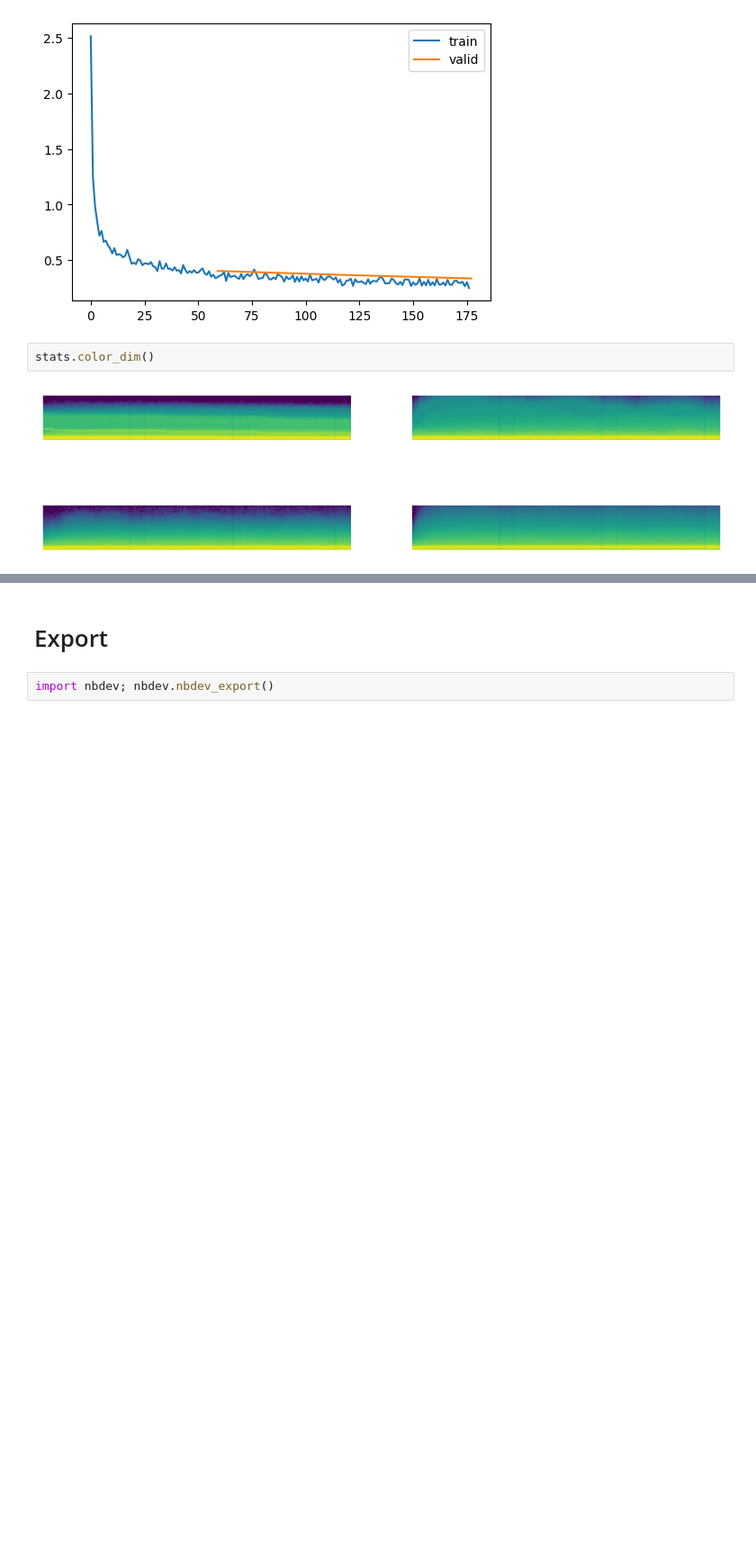
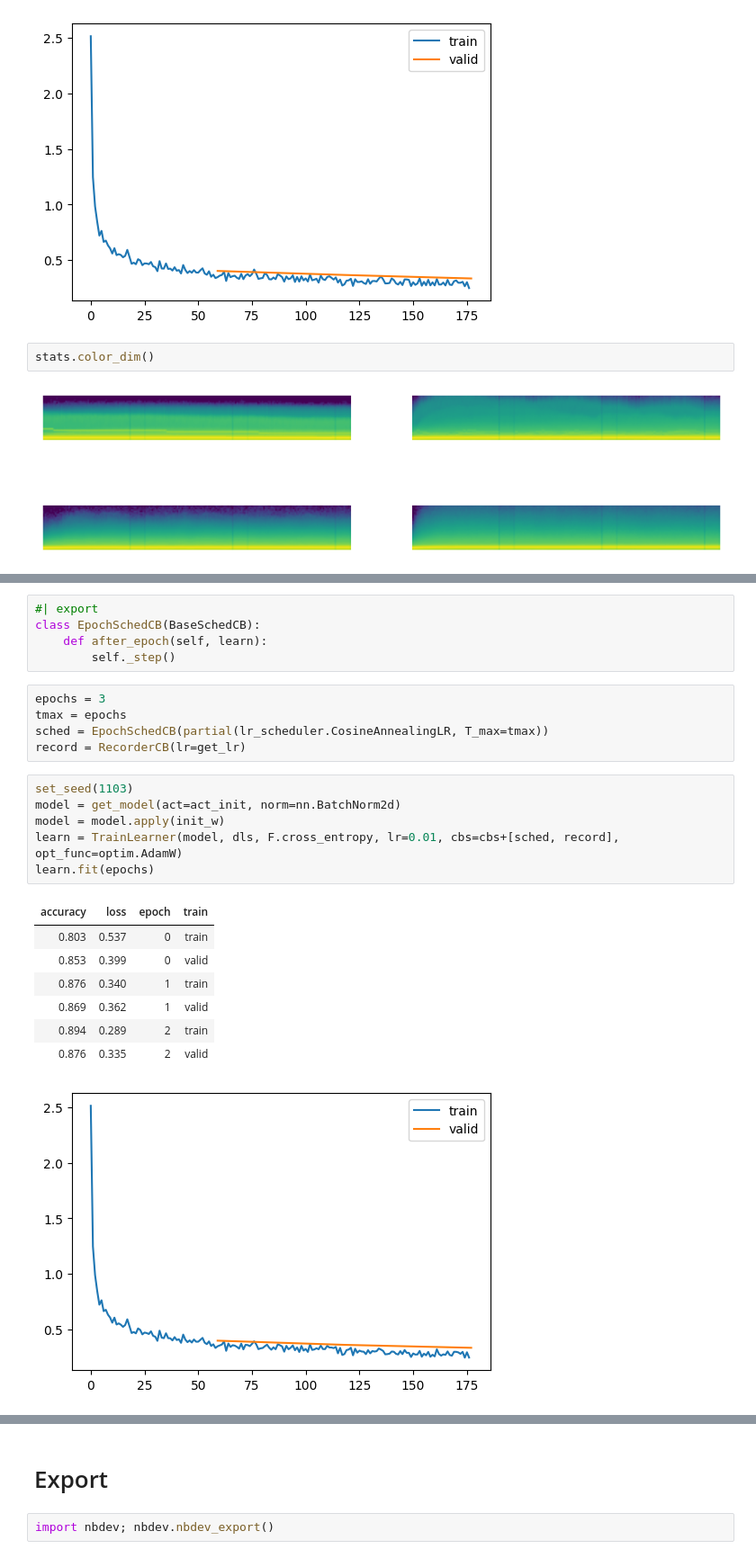
Before and after one commit to daniilgaltsev/fastai_course, a Jupyter notebook: nbs/12_accel_sgd.ipynb, the cells around one changed output, grey strips where cells are left out. Shown: that part at 90% size. Drawn from its saved outputs; the diff is of its cells as text; blank space fills up the shorter version.

```diff
--- a/nbs/12_accel_sgd.ipynb
+++ b/nbs/12_accel_sgd.ipynb
@@ -260,0 +410,25 @@ stats.color_dim()
+# %%
+#| export
+class EpochSchedCB(BaseSchedCB):
+    def after_epoch(self, learn):
+        self._step()
+# %%
+epochs = 3
+tmax = epochs
+sched = EpochSchedCB(partial(lr_scheduler.CosineAnnealingLR, T_max=tmax))
+record = RecorderCB(lr=get_lr)
+# %%
+set_seed(1103)
+model = get_model(act=act_init, norm=nn.BatchNorm2d)
+model = model.apply(init_w)
+learn = TrainLearner(model, dls, F.cross_entropy, lr=0.01, cbs=cbs+[sched, record], opt_func=optim.AdamW)
+learn.fit(epochs)
+# %% [output]
+| accuracy | loss | epoch | train |
+| 0.803 | 0.537 | 0 | train |
+| 0.853 | 0.399 | 0 | valid |
+| 0.876 | 0.340 | 1 | train |
+| 0.869 | 0.362 | 1 | valid |
+| 0.894 | 0.289 | 2 | train |
+| 0.876 | 0.335 | 2 | valid |
+[figure, added]
```
Also changed, not shown: parts of 28 cells of this notebook, 2 other files.
